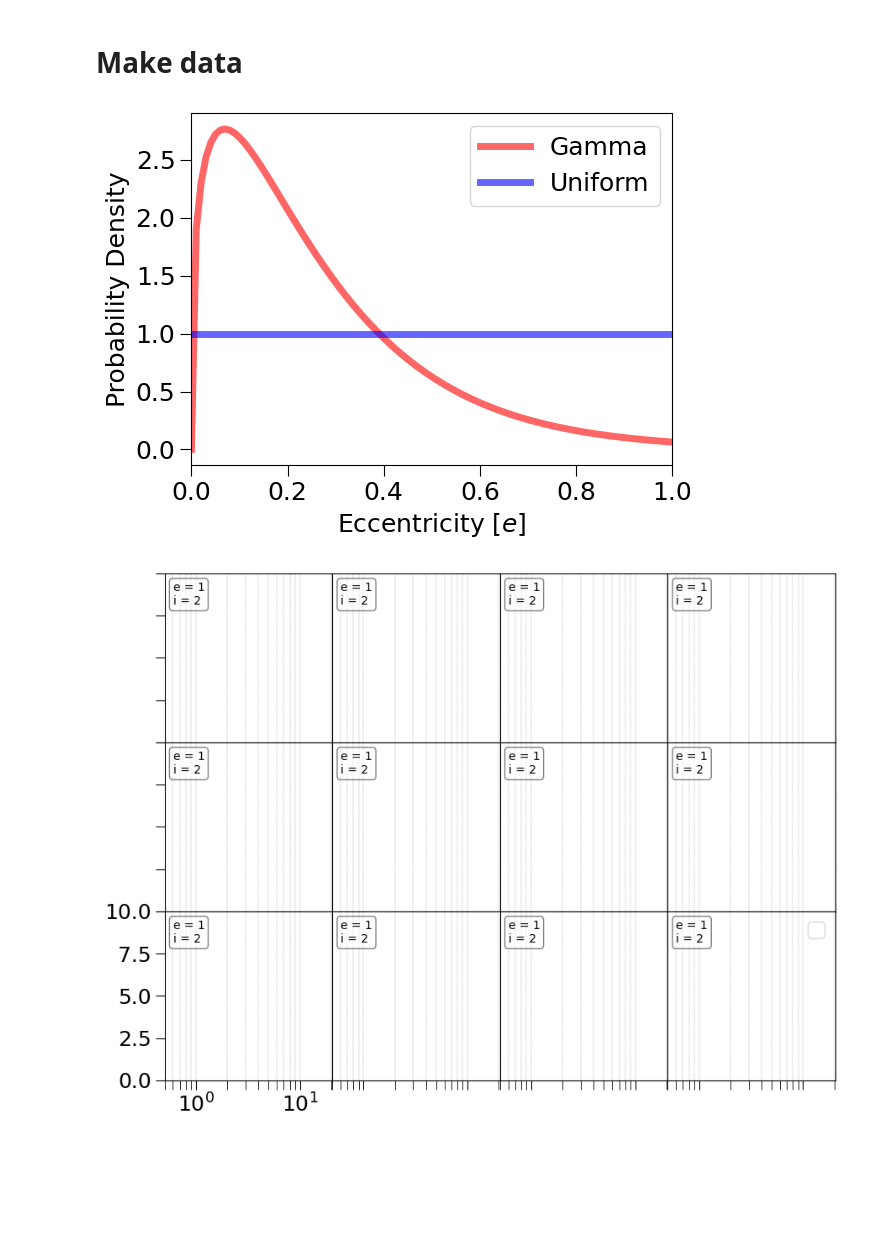
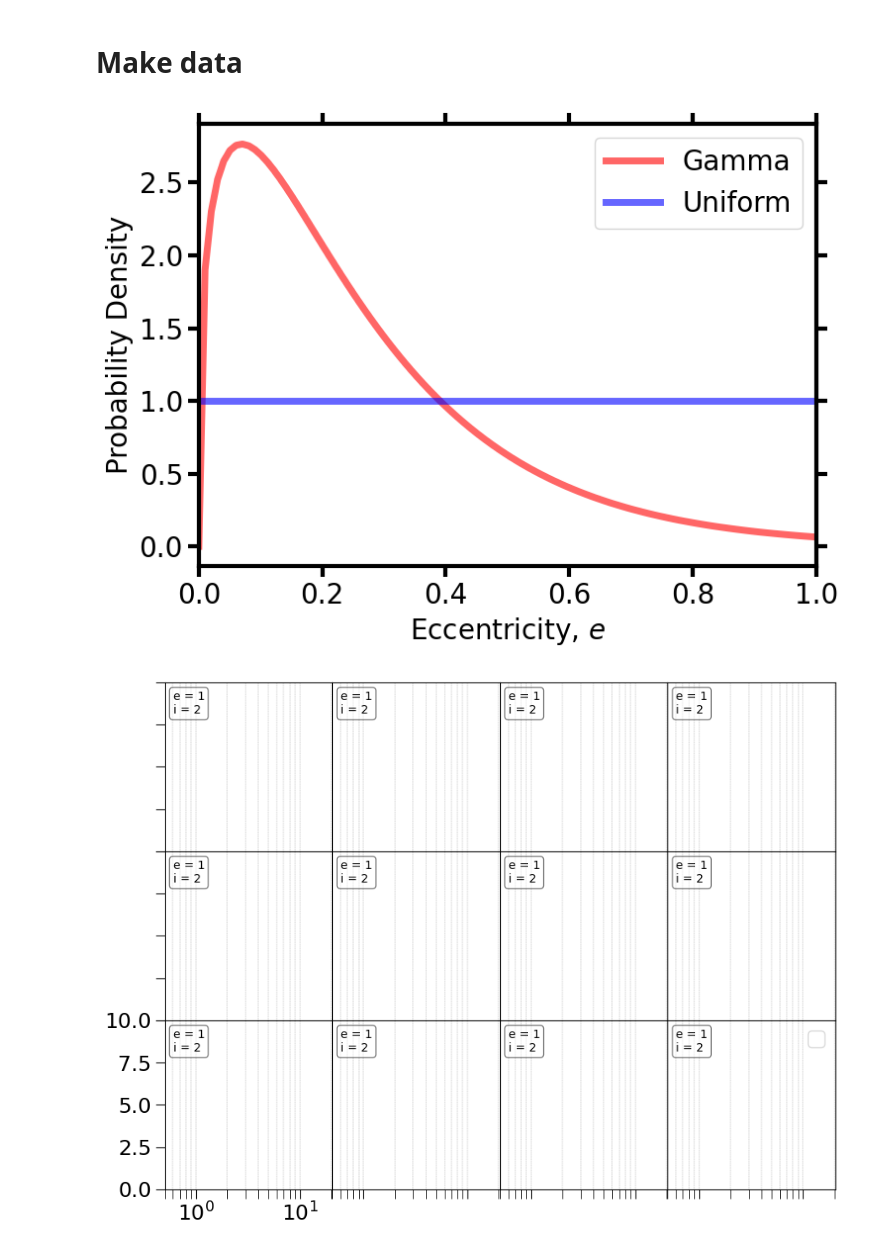
Before and after one commit to victorkarkour/Microlensing-Separation, a Jupyter notebook: Dist_e.ipynb, the cells around one changed output. Drawn from its saved outputs; the diff is of its cells as text; code cells hidden in the pictures; blank space fills up the shorter version.

```diff
--- a/Dist_e.ipynb
+++ b/Dist_e.ipynb
@@ -6,12 +6,19 @@ import scipy.stats as scst
 import numpy as np
 import matplotlib.pyplot as plt
 import matplotlib
-matplotlib.rcParams["axes.labelsize"] = 18
-matplotlib.rcParams["font.size"] = 18
+matplotlib.rcParams["axes.labelsize"] = 20
+matplotlib.rcParams["font.size"] = 20
 matplotlib.rcParams["xtick.major.size"] = 8
 matplotlib.rcParams["xtick.minor.size"] = 8
 matplotlib.rcParams["ytick.major.size"] = 8
 matplotlib.rcParams["ytick.minor.size"] = 8
+matplotlib.rcParams["axes.linewidth"] = 3
+matplotlib.rcParams["xtick.major.width"] = 3
+matplotlib.rcParams["ytick.major.width"] = 3
+matplotlib.rcParams["xtick.top"] = True
+matplotlib.rcParams["xtick.direction"] = "out"
+matplotlib.rcParams["ytick.right"] = True
+matplotlib.rcParams["ytick.direction"] = "out"
 # %% [markdown]
 # Make data
 # %%
@@ -27,22 +34,21 @@ y = np.ones_like(x)
 # %%
 bbox = dict(boxstyle = "round", fc = "orange", ec = "grey", alpha = 0.5)
 
-fig, axs = plt.subplots()
+fig, axs = plt.subplots(figsize = (8, 6))
 
 axs.plot(x, pdf, "r-", lw=5, alpha = 0.6, label = "Gamma")
 axs.plot(x, y, "b-", lw=5, alpha = 0.6, label = "Uniform")
 plt.xlim(0,1)
 # axs.text(0.15, 0.5, stats, fontsize = 9, bbox = bbox)
-axs.set_xlabel("Eccentricity [$e$]")
+axs.set_xlabel("Eccentricity, $e$")
 axs.set_ylabel("Probability Density")
-
 axs.legend()
 # plt.title("Gamma Probability Density")
 plt.tight_layout()
-plt.savefig("\College_Projects\Microlensing Separation\Figures\GammaDistFunc.png")
+# plt.savefig("\College_Projects\Microlensing Separation\Figures\GammaDistFunc.png")
 plt.show()
 # %% [output]
-[figure, old version]
+[figure, new version]
 # %%
 textstr = "\n".join((f'e = {1}', f'i = {2}'))
 rect = dict(boxstyle = "round", alpha = 0.5, facecolor = "white")
```
Also changed, not shown: 10 other files.
